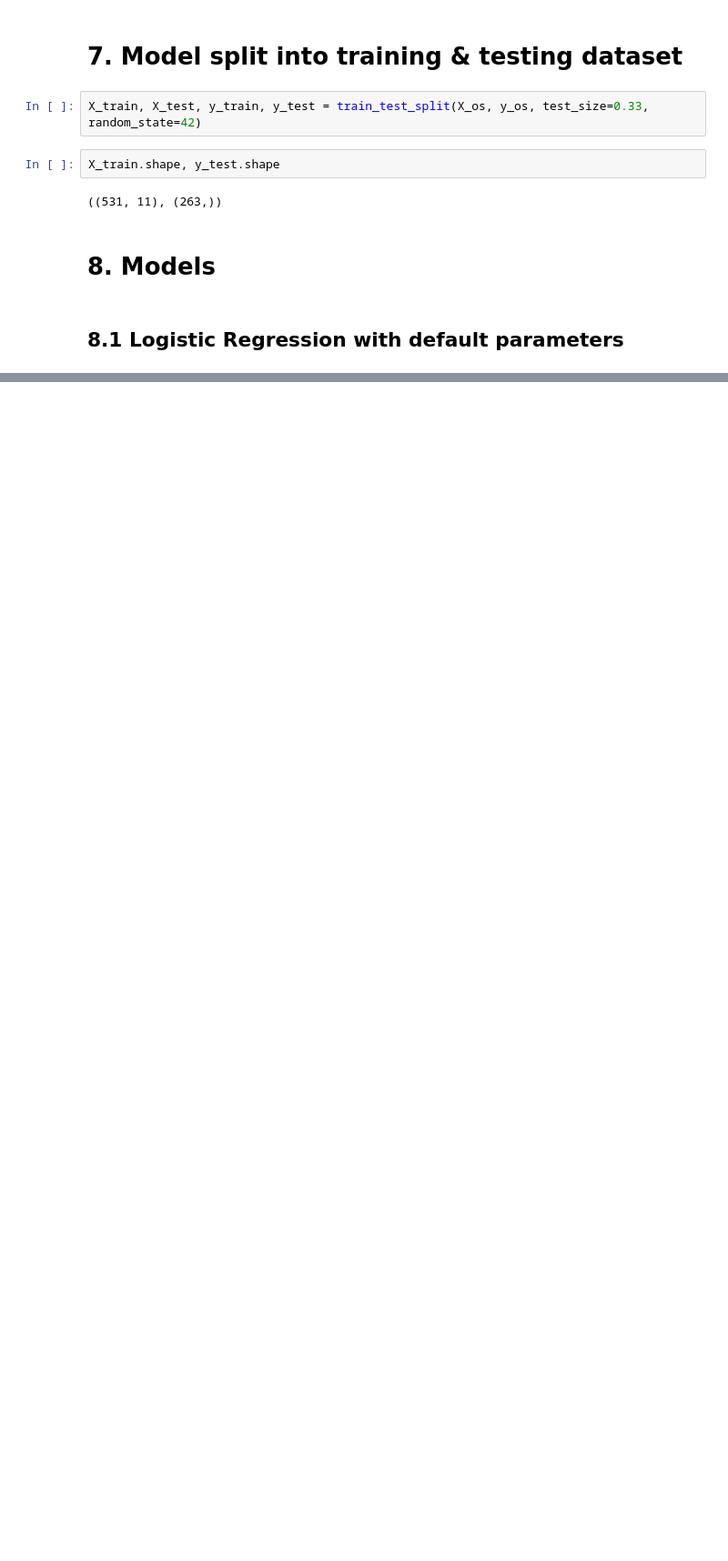
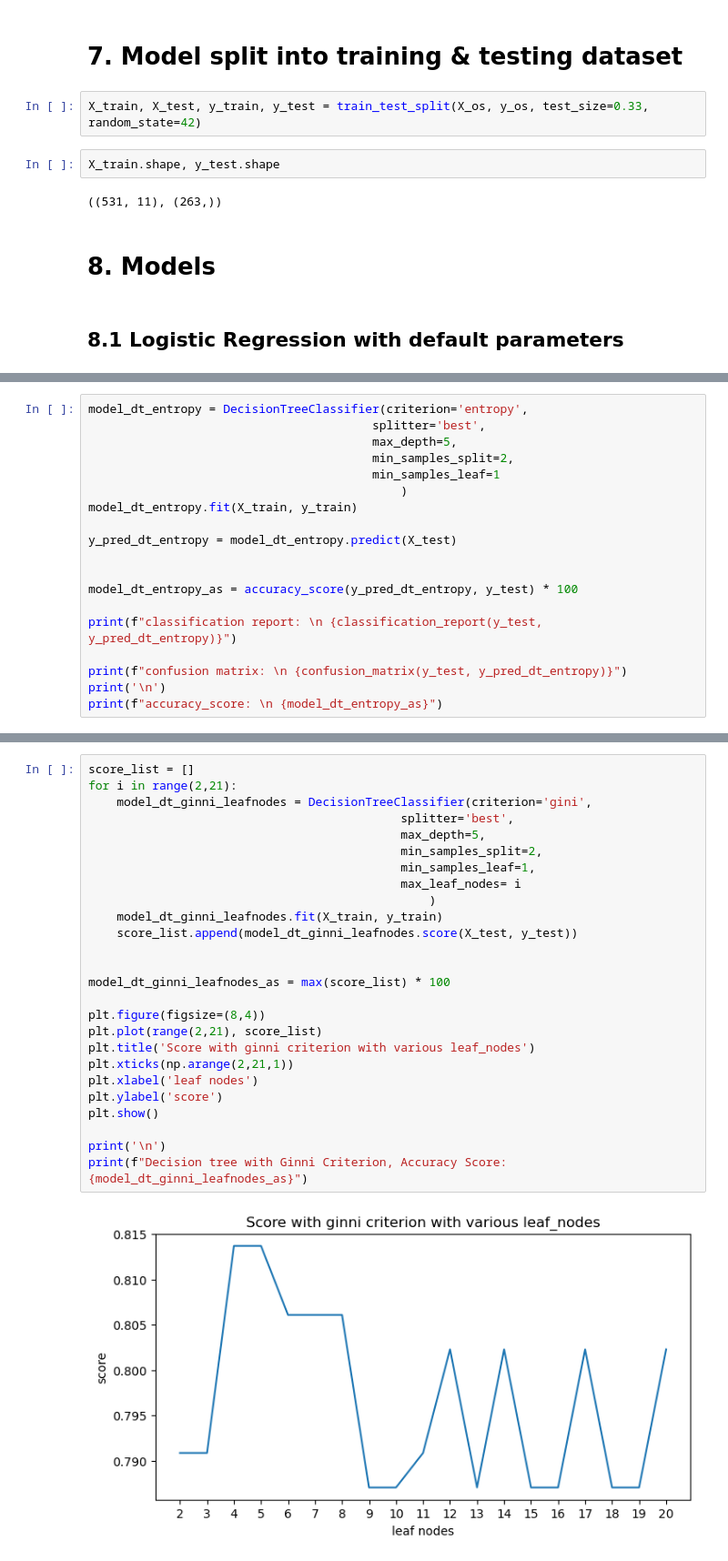
Before and after one commit to ravitejalearnings/DS_ML-Projects, a Jupyter notebook: Credit Default Prediction Classification Model/Loan_Prediction.ipynb, the cells around one changed output, grey strips where cells are left out. Shown at 91% size. Drawn from its saved outputs; the diff is of its cells as text; blank space fills up the shorter version.

```diff
--- a/Credit Default Prediction Classification Model/Loan_Prediction.ipynb
+++ b/Credit Default Prediction Classification Model/Loan_Prediction.ipynb
@@ -922,0 +1064,19 @@ Please also refer to the documentation for alternative solver options:
+# %%
+model_dt_entropy = DecisionTreeClassifier(criterion='entropy',
+                                        splitter='best',
+                                        max_depth=5,
+                                        min_samples_split=2,
+                                        min_samples_leaf=1
+                                            )
+model_dt_entropy.fit(X_train, y_train)
+
+y_pred_dt_entropy = model_dt_entropy.predict(X_test)
+
+
+model_dt_entropy_as = accuracy_score(y_pred_dt_entropy, y_test) * 100
+
+print(f"classification report: \n {classification_report(y_test, y_pred_dt_entropy)}")
+
+print(f"confusion matrix: \n {confusion_matrix(y_test, y_pred_dt_entropy)}")
+print('\n')
+print(f"accuracy_score: \n {model_dt_entropy_as}")
@@ -922,0 +1101,28 @@ Please also refer to the documentation for alternative solver options:
+# %%
+score_list = []
+for i in range(2,21):
+    model_dt_ginni_leafnodes = DecisionTreeClassifier(criterion='gini',
+                                            splitter='best',
+                                            max_depth=5,
+                                            min_samples_split=2,
+                                            min_samples_leaf=1,
+                                            max_leaf_nodes= i
+                                                )
+    model_dt_ginni_leafnodes.fit(X_train, y_train)
+    score_list.append(model_dt_ginni_leafnodes.score(X_test, y_test))
+
+
+model_dt_ginni_leafnodes_as = max(score_list) * 100
+
+plt.figure(figsize=(8,4))
+plt.plot(range(2,21), score_list)
+plt.title('Score with ginni criterion with various leaf_nodes')
+plt.xticks(np.arange(2,21,1))
+plt.xlabel('leaf nodes')
+plt.ylabel('score')
+plt.show()
+
+print('\n')
+print(f"Decision tree with Ginni Criterion, Accuracy Score: {model_dt_ginni_leafnodes_as}")
+# %% [output]
+[figure, added]
```
Also changed, not shown: parts of 22 cells of this notebook.
